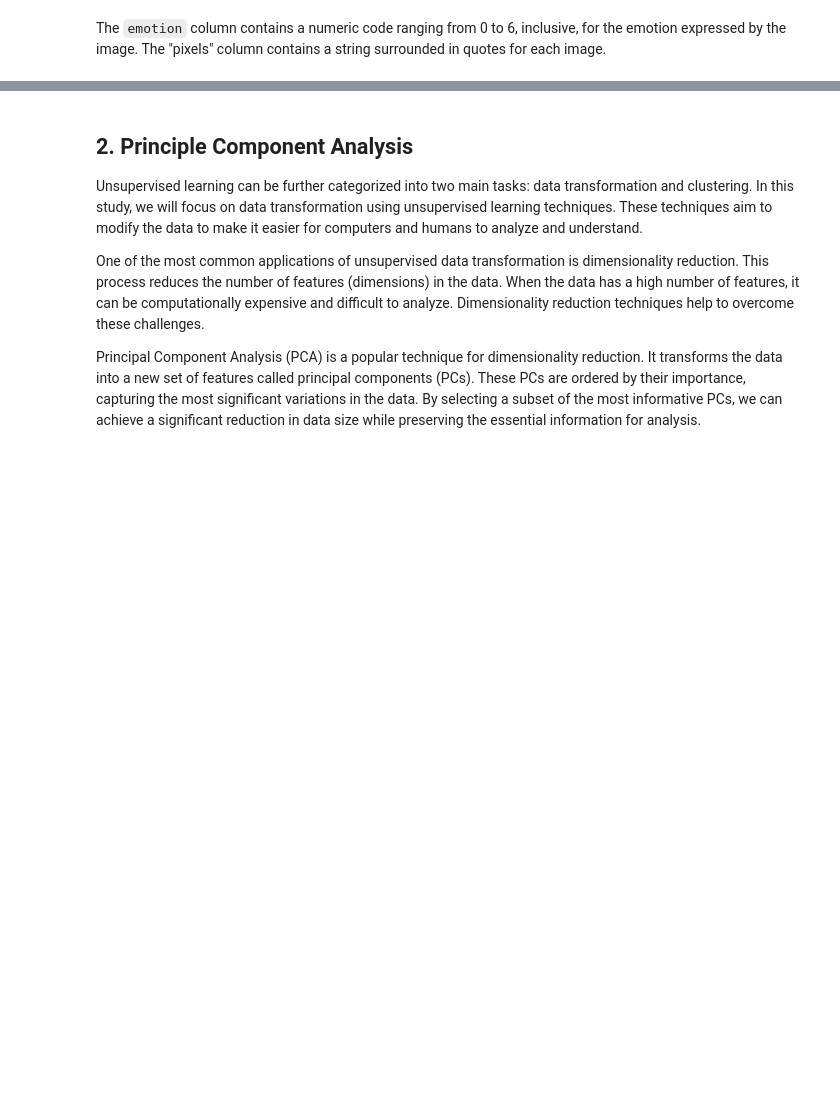
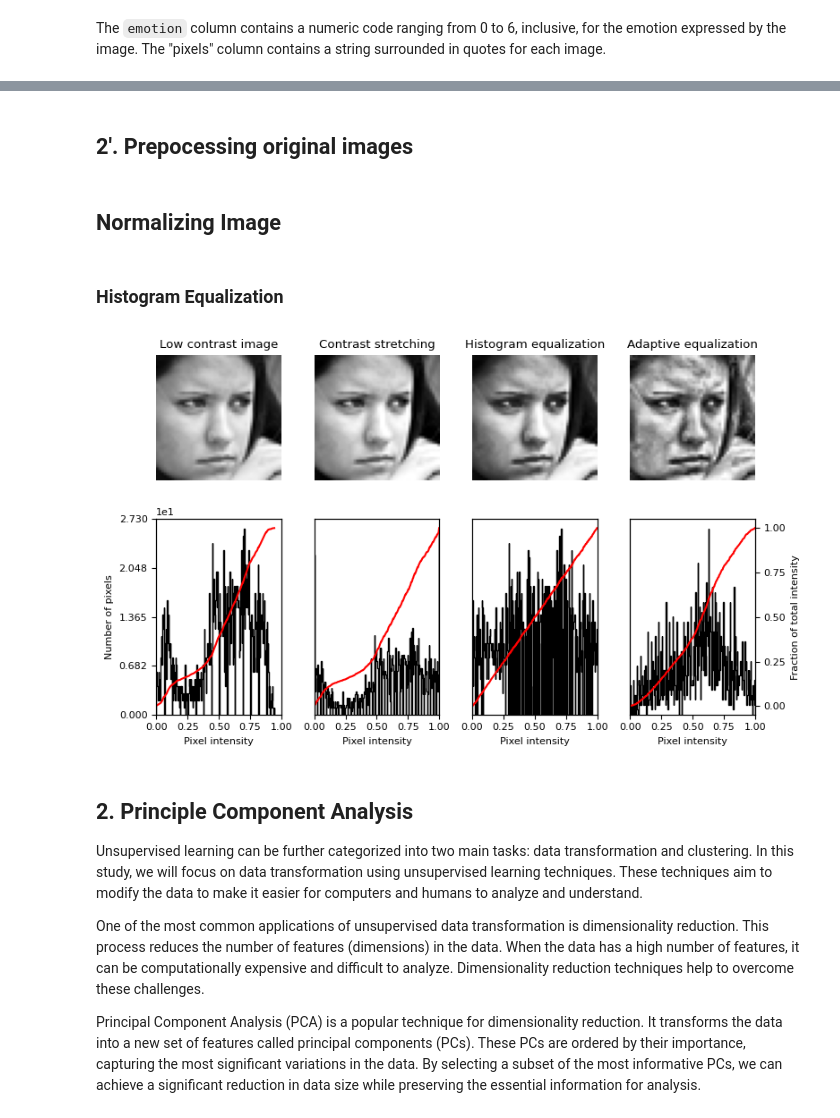
Before and after one commit to quochuy242/Fundamental-ML, a Jupyter notebook: notebooks/test-eda.ipynb, the cells around one changed output, grey strips where cells are left out. Cells and saved outputs as stored; diff of their text form; code cells hidden in the pictures; blank space fills up the shorter version.

Commit message:
add Histogram Equalization to Feature Extraction processing

```diff
--- a/notebooks/test-eda.ipynb
+++ b/notebooks/test-eda.ipynb
@@ -87,3 +91,7 @@ images, labels = parse_data(df)
 show_img(images, labels)
 # %% [output]
 [figure]
+# %% [markdown]
+## 2'. Prepocessing original images
+# %% [markdown]
+## Normalizing Image
@@ -89,0 +101,2 @@ show_img(images, labels)
+# %% [markdown]
+### Histogram Equalization
@@ -89,0 +127,47 @@ show_img(images, labels)
+# %%
+# Load an example image
+img = normalized_images[-1]
+
+# Contrast stretching
+p2, p98 = np.percentile(img, (2, 98))
+img_rescale = exposure.rescale_intensity(img, in_range=(p2, p98))
+
+# Equalization
+img_eq = exposure.equalize_hist(img)
+
+# Adaptive Equalization
+img_adapteq = exposure.equalize_adapthist(img, clip_limit=0.03)
+
+# Display results
+fig = plt.figure(figsize=(8, 5))
+axes = np.zeros((2, 4), dtype=object)
+axes[0, 0] = fig.add_subplot(2, 4, 1)
+for i in range(1, 4):
+    axes[0, i] = fig.add_subplot(2, 4, 1 + i, sharex=axes[0, 0], sharey=axes[0, 0])
+for i in range(0, 4):
+    axes[1, i] = fig.add_subplot(2, 4, 5 + i)
+
+ax_img, ax_hist, ax_cdf = plot_img_and_hist(img, axes[:, 0])
+ax_img.set_title('Low contrast image')
+
+y_min, y_max = ax_hist.get_ylim()
+ax_hist.set_ylabel('Number of pixels')
+ax_hist.set_yticks(np.linspace(0, y_max, 5))
+
+ax_img, ax_hist, ax_cdf = plot_img_and_hist(img_rescale, axes[:, 1])
+ax_img.set_title('Contrast stretching')
+
+ax_img, ax_hist, ax_cdf = plot_img_and_hist(img_eq, axes[:, 2])
+ax_img.set_title('Histogram equalization')
+
+ax_img, ax_hist, ax_cdf = plot_img_and_hist(img_adapteq, axes[:, 3])
+ax_img.set_title('Adaptive equalization')
+
+ax_cdf.set_ylabel('Fraction of total intensity')
+ax_cdf.set_yticks(np.linspace(0, 1, 5))
+
+# prevent overlap of y-axis labels
+fig.tight_layout()
+plt.show()
+# %% [output]
+[figure, added]
```
Also changed, not shown: parts of 16 cells of this notebook.
